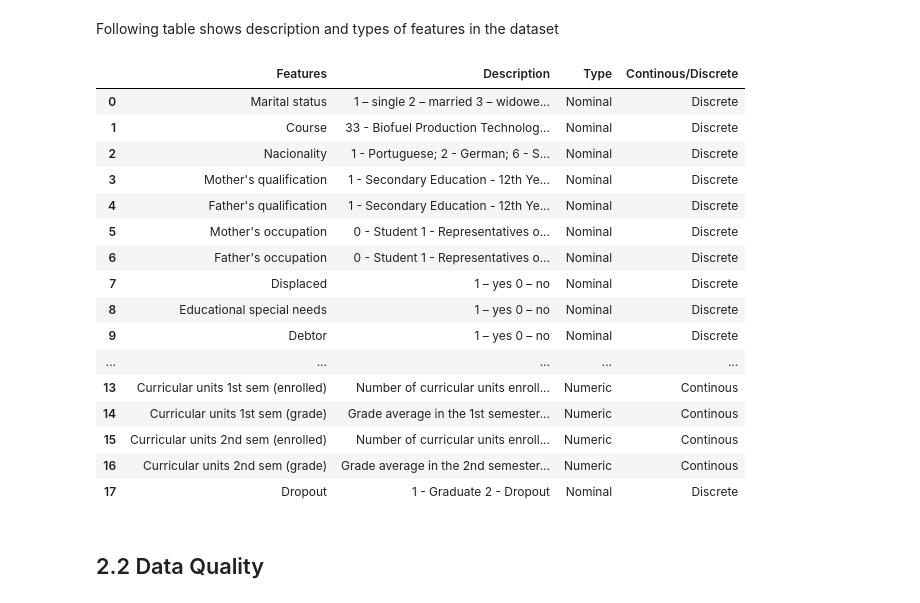
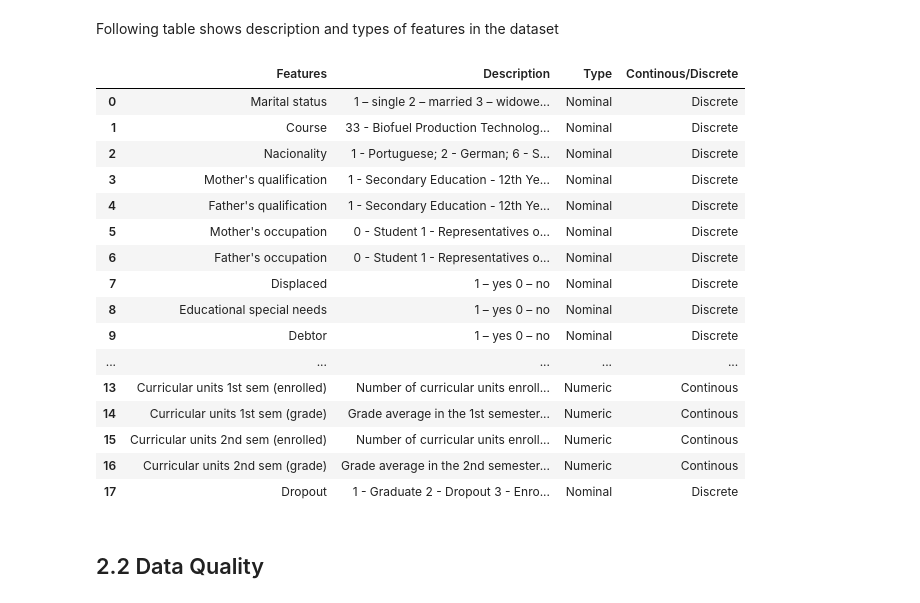
Before and after one commit to jadennathaniel/ml-lab1, a Jupyter notebook: lab1.ipynb, the cells around one changed output. Cells and saved outputs as stored; diff of their text form; code cells hidden in the pictures.

```diff
--- a/lab1.ipynb
+++ b/lab1.ipynb
@@ -78,35 +78,35 @@ attr_des['Description'] = ['1 – single 2 – married 3 – widower 4 – divor
                             '1 – yes 0 – no',
                             '1 – male 0 – female',
                             '1 – yes 0 – no',
                             '1 – yes 0 – no',
                             'Number of curricular units enrolled in the 1st semester',
                             'Grade average in the 1st semester (between 0 and 20)',
                             'Number of curricular units enrolled in the 2nd semester',
                             'Grade average in the 2nd semester (between 0 and 20)',
-                            '1 - Graduate 2 - Dropout',
+                            '1 - Graduate 2 - Dropout 3 - Enrolled',
                             ]
 attr_des['Type'] = ['Nominal','Nominal','Nominal','Nominal','Nominal','Nominal','Nominal','Nominal','Nominal','Nominal','Nominal','Nominal','Nominal','Numeric', 'Numeric', 'Numeric', 'Numeric', 'Nominal']
 attr_des['Continous/Discrete'] = ['Discrete','Discrete','Discrete','Discrete','Discrete','Discrete','Discrete','Discrete','Discrete','Discrete','Discrete','Discrete','Discrete','Continous','Continous','Continous','Continous','Discrete']
 
 attr_des
 # %% [output]
 |  | Features | Description | Type | Continous/Discrete |
 | 0 | Marital status | 1 – single 2 – married 3 – widowe... | Nominal | Discrete |
 | 1 | Course | 33 - Biofuel Production Technolog... | Nominal | Discrete |
 | 2 | Nacionality | 1 - Portuguese; 2 - German; 6 - S... | Nominal | Discrete |
 | 3 | Mother's qualification | 1 - Secondary Education - 12th Ye... | Nominal | Discrete |
 | 4 | Father's qualification | 1 - Secondary Education - 12th Ye... | Nominal | Discrete |
 | 5 | Mother's occupation | 0 - Student 1 - Representatives o... | Nominal | Discrete |
 | 6 | Father's occupation | 0 - Student 1 - Representatives o... | Nominal | Discrete |
 | 7 | Displaced | 1 – yes 0 – no | Nominal | Discrete |
 | 8 | Educational special needs | 1 – yes 0 – no | Nominal | Discrete |
 | 9 | Debtor | 1 – yes 0 – no | Nominal | Discrete |
 | ... | ... | ... | ... | ... |
 | 13 | Curricular units 1st sem (enrolled) | Number of curricular units enroll... | Numeric | Continous |
 | 14 | Curricular units 1st sem (grade) | Grade average in the 1st semester... | Numeric | Continous |
 | 15 | Curricular units 2nd sem (enrolled) | Number of curricular units enroll... | Numeric | Continous |
 | 16 | Curricular units 2nd sem (grade) | Grade average in the 2nd semester... | Numeric | Continous |
-| 17 | Dropout | 1 - Graduate 2 - Dropout | Nominal | Discrete |
+| 17 | Dropout | 1 - Graduate 2 - Dropout 3 - Enro... | Nominal | Discrete |
 # %% [markdown]
 ## 2.2 Data Quality
 # %% [markdown]
```
Also changed, not shown: parts of 9 cells of this notebook.
